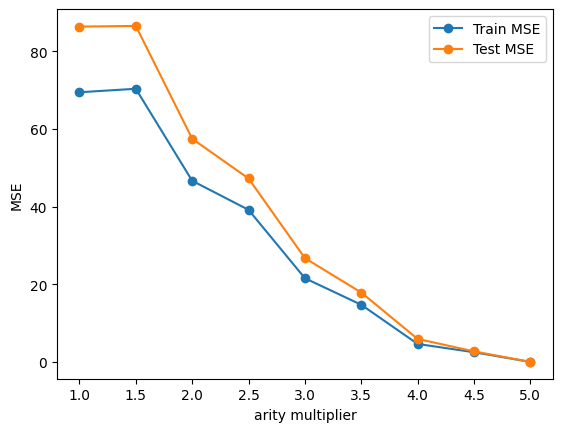
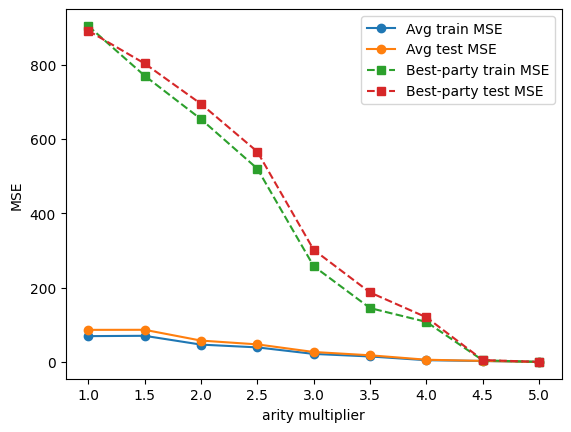
The notebook cell's code change between the first figure and the second:
--- before
+++ after
@@ -1,5 +1,7 @@
 fig, ax = plt.subplots()
-ax.plot(mults, train_errors, marker='o', label='Train MSE')
-ax.plot(mults, test_errors,  marker='o', label='Test MSE')
+ax.plot(mults, train_errors, marker='o', label='Avg train MSE')
+ax.plot(mults, test_errors, marker='o', label='Avg test MSE')
+ax.plot(mults, min_train_errors, marker='s', linestyle='--', label='Best-party train MSE')
+ax.plot(mults, min_test_errors, marker='s', linestyle='--', label='Best-party test MSE')
 ax.set_xlabel('arity multiplier')
 ax.set_ylabel('MSE')

Commit: update averaging figure